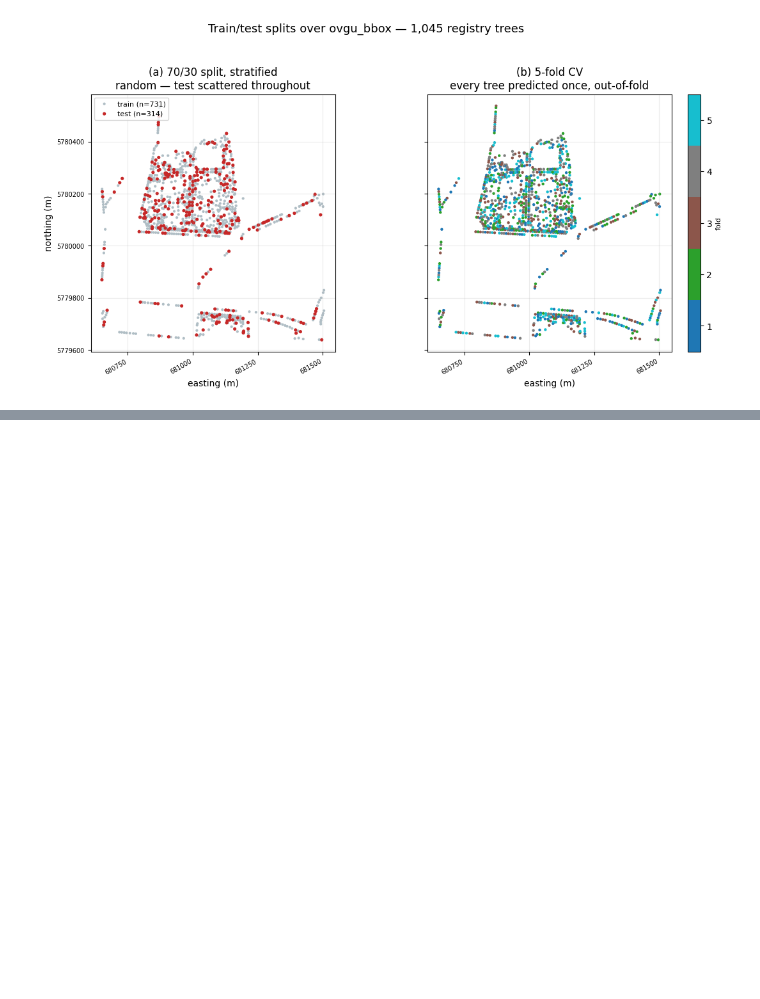
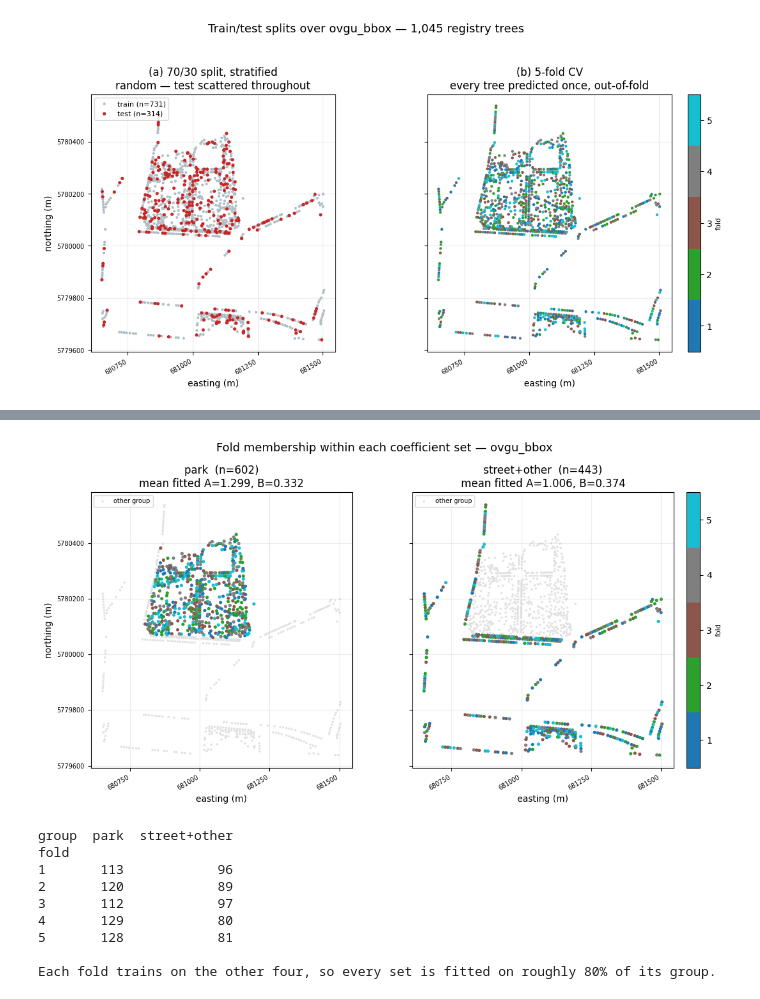
Before and after one commit to KumarJonnala/urban-tree-segmentation, a Jupyter notebook: test_notebooks/holdout_validation.ipynb, the cells around one changed output, grey strips where cells are left out. Cells and saved outputs as stored; diff of their text form; code cells hidden in the pictures; blank space fills up the shorter version.

```diff
--- a/test_notebooks/holdout_validation.ipynb
+++ b/test_notebooks/holdout_validation.ipynb
@@ -355,0 +602,38 @@ plt.show()
+# %%
+fig, ax = plt.subplots(1, 2, figsize=(12.5, 5.6), sharex=True, sharey=True)
+cmapf = plt.get_cmap("tab10", N_FOLDS)
+xy_all = np.c_[trees.geometry.x, trees.geometry.y]
+
+for a, lev in zip(ax, ("park", "street+other")):
+    other = GROUP != lev
+    a.scatter(*xy_all[other].T, s=6, c="#e0e0e0", edgecolors="none", label="other group")
+    m = GROUP == lev
+    sc = a.scatter(*xy_all[m].T, s=14, c=fold_id[m], cmap=cmapf,
+                   vmin=.5, vmax=N_FOLDS + .5, edgecolors="none")
+    A_, B_ = (A_p, B_p) if lev == "park" else (A_o, B_o)
+    a.set_title(f"{lev}  (n={m.sum()})\nmean fitted A={A_:.3f}, B={B_:.3f}")
+    a.set_aspect("equal"); a.grid(alpha=.25); a.set_xlabel("easting (m)")
+    a.xaxis.set_major_locator(plt.MaxNLocator(4)); a.yaxis.set_major_locator(plt.MaxNLocator(5))
+    a.ticklabel_format(style="plain", useOffset=False)
+    a.tick_params(labelsize=7); plt.setp(a.get_xticklabels(), rotation=30, ha="right")
+    a.legend(fontsize=7, loc="upper left")
+
+ax[0].set_ylabel("northing (m)")
+cb = fig.colorbar(sc, ax=ax, ticks=range(1, N_FOLDS + 1), fraction=.028, pad=.02)
+cb.set_label("fold", fontsize=8)
+fig.suptitle("Fold membership within each coefficient set — ovgu_bbox", fontsize=13, y=1.02)
+plt.show()
+
+print(pd.crosstab(pd.Series(fold_id, name="fold"), pd.Series(GROUP, name="group")).to_string())
+print("\nEach fold trains on the other four, so every set is fitted on roughly 80% of its group.")
+# %% [output]
+[figure, added]
+group  park  street+other
+fold
+1       113            96
+2       120            89
+3       112            97
+4       129            80
+5       128            81
+
+Each fold trains on the other four, so every set is fitted on roughly 80% of its group.
```
Also changed, not shown: parts of 23 cells of this notebook, 8 other files.
